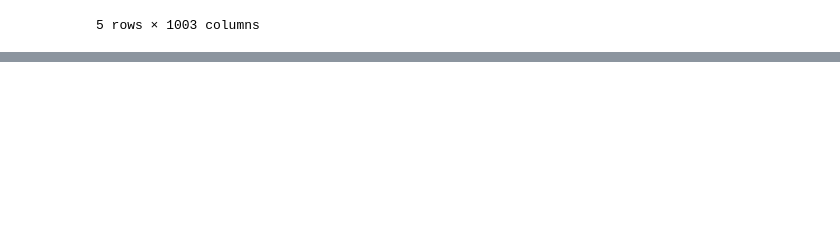
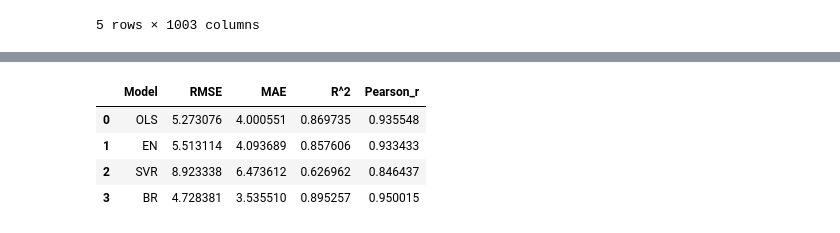
Before and after one commit to Mushroompilamis/MLCB26_Assignment1, a Jupyter notebook: notebooks/data_exploration.ipynb, the cells around one changed output, grey strips where cells are left out. Saved outputs shown, nothing was run; the diff lists cells and outputs as text; code cells hidden in the pictures; blank space fills up the shorter version.

```diff
--- a/notebooks/data_exploration.ipynb
+++ b/notebooks/data_exploration.ipynb
@@ -149,0 +530,3 @@ check_missing_values(eval_data)
+# %%
+ols_cpg_model, ols_cpg_predict = ols_model(X_train_cpg_processed,y_train,X_val_cpg_processed)
+ols_cpg_results = evaluation_of_model(y_val,ols_cpg_predict)
@@ -149,0 +705,16 @@ check_missing_values(eval_data)
+# %%
+# Results of each model
+#ElasticNet
+print("###########Results############")
+print("\n")
+print("1.ElasticNet (EN) ")
+elastic_model, elastic_pred = model_elasticnet(X_train_cpg_processed,y_train,X_val_cpg_processed)
+elastic_results = evaluation_of_model(y_val, elastic_pred)
+#SVR
+print("\n2.SVR ")
+svr_model, svr_pred = svr_model(X_train_cpg_processed,y_train,X_val_cpg_processed)
+svr_results = evaluation_of_model(y_val, svr_pred)
+#BayesianRidge
+print("\n3.BayesianRidge (BR)")
+bayes_model, bayes_pred = bayesianridge_model(X_train_cpg_processed,y_train,X_val_cpg_processed)
+bayes_results = evaluation_of_model(y_val, bayes_pred)
@@ -149,0 +736,40 @@ check_missing_values(eval_data)
+# %%
+#Comparison table of models
+comparison_table = pd.DataFrame([
+    {
+        "Model": "OLS",
+        "RMSE": ols_cpg_results["rmse_full"],
+        "MAE": ols_cpg_results["mae_full"],
+        "R^2": ols_cpg_results["r2_full"],
+        "Pearson_r": ols_cpg_results["pearson_full"],
+    },
+    {
+        "Model": "EN",
+        "RMSE": elastic_results["rmse_full"],
+        "MAE": elastic_results["mae_full"],
+        "R^2": elastic_results["r2_full"],
+        "Pearson_r": elastic_results["pearson_full"],
+    },
+    {
+        "Model": "SVR",
+        "RMSE": svr_results["rmse_full"],
+        "MAE": svr_results["mae_full"],
+        "R^2": svr_results["r2_full"],
+        "Pearson_r": svr_results["pearson_full"],
+    },
+    {
+        "Model": "BR",
+        "RMSE": bayes_results["rmse_full"],
+        "MAE": bayes_results["mae_full"],
+        "R^2": bayes_results["r2_full"],
+        "Pearson_r": bayes_results["pearson_full"],
+    }
+])
+
+comparison_table
+# %% [output]
+|  | Model | RMSE | MAE | R^2 | Pearson_r |
+| 0 | OLS | 5.273076 | 4.000551 | 0.869735 | 0.935548 |
+| 1 | EN | 5.513114 | 4.093689 | 0.857606 | 0.933433 |
+| 2 | SVR | 8.923338 | 6.473612 | 0.626962 | 0.846437 |
+| 3 | BR | 4.728381 | 3.535510 | 0.895257 | 0.950015 |
```
Also changed, not shown: parts of 27 cells of this notebook, 4 other files.
